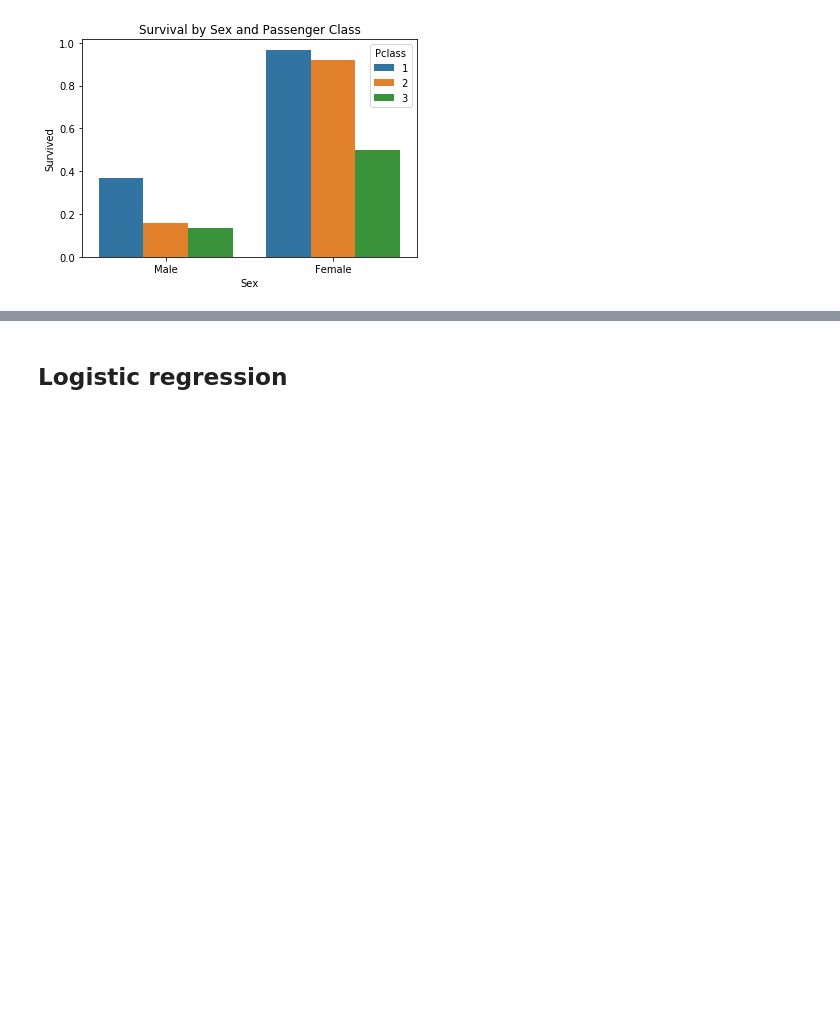
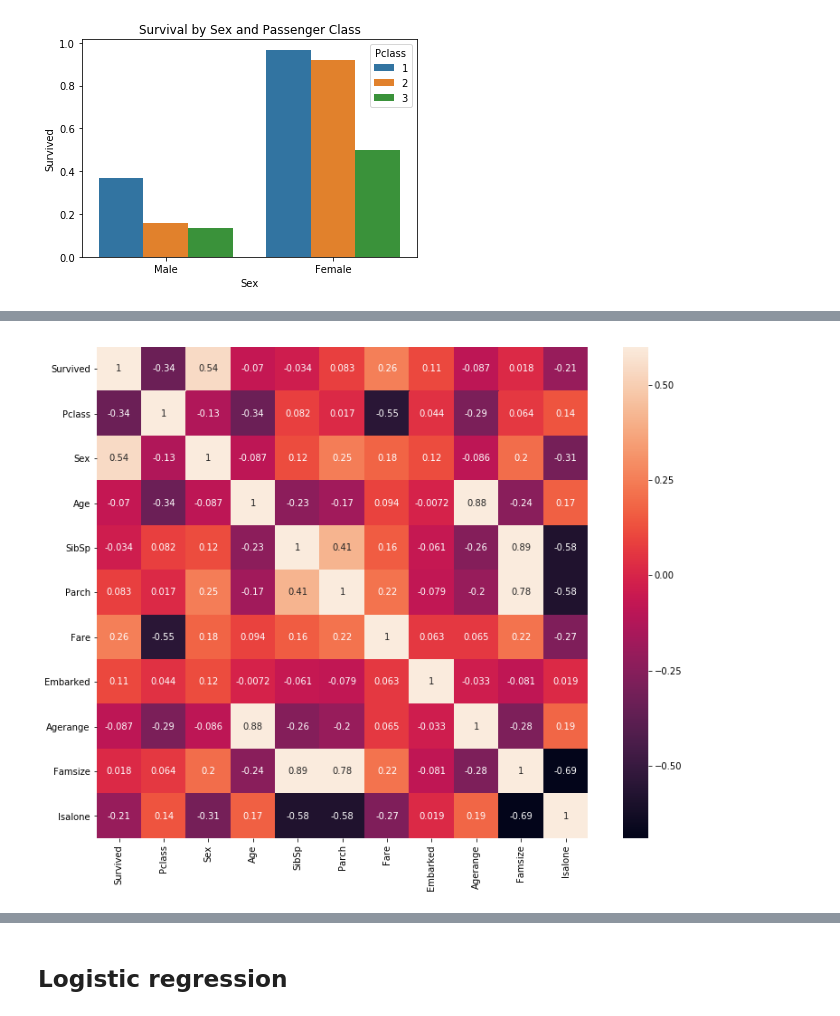
Before and after one commit to luketibbott/titanic, a Jupyter notebook: titanic.ipynb, the cells around one changed output, grey strips where cells are left out. Cells and saved outputs as stored; diff of their text form; code cells hidden in the pictures; blank space fills up the shorter version.

```diff
--- a/titanic.ipynb
+++ b/titanic.ipynb
@@ -272,0 +284,9 @@ plt.xlabel('Age');
+# %%
+def heat(df):
+    fig, ax = plt.subplots(figsize=(14, 10))
+
+    sns.heatmap(df.drop('PassengerId', axis=1).corr(), vmax=0.6, square=True, annot=True)
+# %%
+heat(train)
+# %% [output]
+[figure, added]
```
Also changed, not shown: parts of 40 cells of this notebook.
